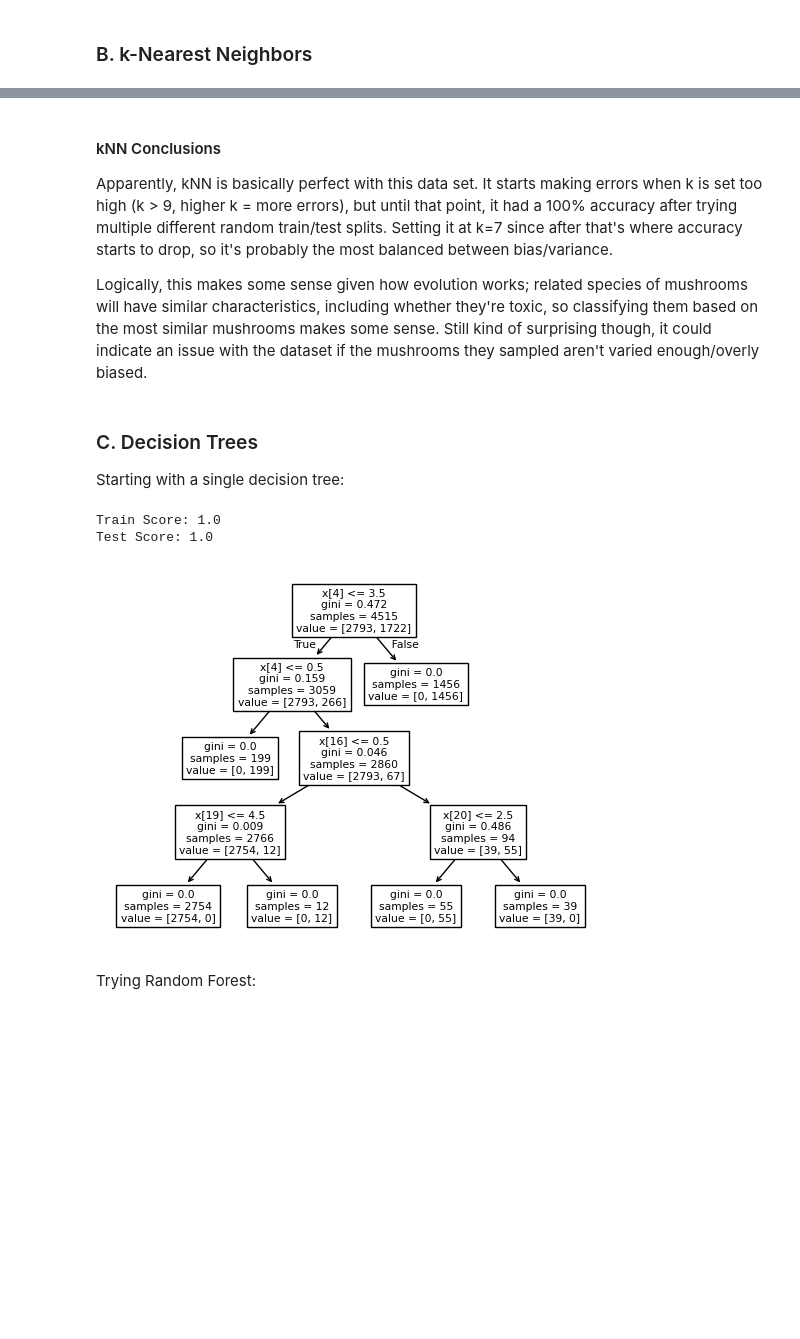
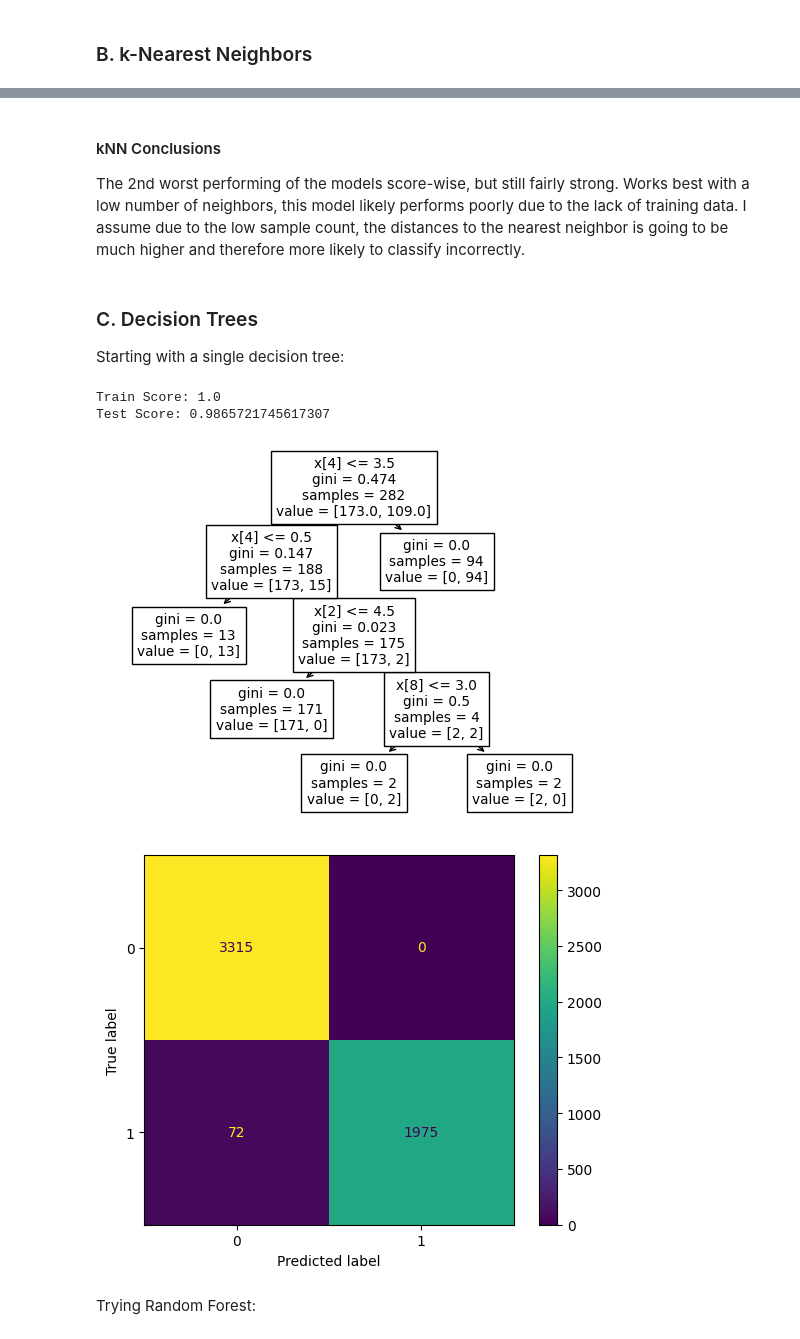
Before and after one commit to bxue2/Supervised-Learning-Final, a Jupyter notebook: influenza_final.ipynb, the cells around one changed output, grey strips where cells are left out. Drawn from its saved outputs; the diff is of its cells as text; code cells hidden in the pictures; blank space fills up the shorter version.

Commit message:
Changing training split

```diff
--- a/influenza_final.ipynb
+++ b/influenza_final.ipynb
@@ -175,7 +208,7 @@ Total row count is 5644 rows, which is relatively large, I can use a large perce
 # 5644 total samples, need to figure out how to split
 X = dfm.apply(lambda x: x.factorize()[0]).iloc[:, 0:-1]
 y = dfm.iloc[:,-1]
-X_train, X_test, y_train, y_test = train_test_split(X, y, test_size=0.2, random_state=32)
+X_train, X_test, y_train, y_test = train_test_split(X, y, test_size=0.95, random_state=32)
 
 print("Training set size: " + str(len(X_train)))
 print("Test set size: " + str(len(X_test)))
@@ -191,9 +224,6 @@ This is a binary classification problem (a mushroom is either edible (0) or pois
 # %%
 # Storing accuracy scores of models for comparison
 scores = {}
-# %%
-# Storing model scores for comparison later
-scores = {}
 # %% [markdown]
 #### **A. Logistic Regression**
 # %%
@@ -201,15 +231,22 @@ from sklearn.linear_model import LogisticRegression
 from sklearn.metrics import roc_curve, roc_auc_score, confusion_matrix, ConfusionMatrixDisplay
 
 start = time.time()
-LogReg = LogisticRegression(solver='liblinear').fit(X_train, y_train)
+lr_clf = LogisticRegression(solver='liblinear').fit(X_train, y_train)
 stop = time.time()
 
 print(log_reg.coef_)
-scores['LR'] = log_reg.score(X_test, y_test)
+scores['LR'] = lr_clf.score(X_test, y_test)
 
-print("Train Score: " + str(log_reg.score(X_train, y_train)))
+print("Train Score: " + str(lr_clf.score(X_train, y_train)))
 print("Test Score: " + str(scores['LR']))
 print("Training Time: " + str(stop - start) + "s")
+
+y_lr_test_pred = lr_clf.predict(X_test)
+
+lr_cm = confusion_matrix(y_test, y_lr_test_pred)
+cm_disp = ConfusionMatrixDisplay(confusion_matrix=lr_cm)
+cm_disp.plot()
+plt.show()
 # %% [output]
 [[-3.61038334e-02 -1.22816517e+00  3.35763980e-01 -7.48072988e+00
    2.20801704e+00 -4.33608905e-04 -1.65167186e+00 -9.21593091e+00
@@ -260,10 +287,18 @@ This model seems to perform incredibly strong, with a very low error rate. After
 # %%
 from sklearn.neighbors import KNeighborsClassifier
 
-kNN = KNeighborsClassifier(n_neighbors=7, algorithm='auto').fit(X_train, y_train)
+knn_clf = KNeighborsClassifier(n_neighbors=3, algorithm='auto').fit(X_train, y_train)
 
-scores['kNN'] = kNN.score(X_test, y_test)
+scores['kNN'] = knn_clf.score(X_test, y_test)
 
-print("Train Score: " + str(kNN.score(X_train, y_train)))
+print("Train Score: " + str(knn_clf.score(X_train, y_train)))
 print("Test Score: " + str(scores['kNN']))
+
+# Confusion Matrix
+y_knn_test_pred = knn_clf.predict(X_test)
+
+knn_cm = confusion_matrix(y_test, y_knn_test_pred)
+cm_disp = ConfusionMatrixDisplay(confusion_matrix=knn_cm)
+cm_disp.plot()
+plt.show()
 # %% [output]
@@ -282,8 +308,6 @@ plt.show()
 # %% [markdown]
 #### kNN Conclusions
-Apparently, kNN is basically perfect with this data set. It starts making errors when k is set too high (k > 9, higher k = more errors), but until that point, it had a 100% accuracy after trying multiple different random train/test splits. Setting it at k=7 since after that's where accuracy starts to drop, so it's probably the most balanced between bias/variance.
-
-Logically, this makes some sense given how evolution works; related species of mushrooms will have similar characteristics, including whether they're toxic, so classifying them based on the most similar mushrooms makes some sense. Still kind of surprising though, it could indicate an issue with the dataset if the mushrooms they sampled aren't varied enough/overly biased.
+The 2nd worst performing of the models score-wise, but still fairly strong. Works best with a low number of neighbors, this model likely performs poorly due to the lack of training data. I assume due to the low sample count, the distances to the nearest neighbor is going to be much higher and therefore more likely to classify incorrectly.
 # %% [markdown]
 ### C. Decision Trees
 
@@ -291,18 +315,27 @@ Starting with a single decision tree:
 # %%
 from sklearn.tree import DecisionTreeClassifier, plot_tree
 
 # Single Decision Tree
 sdt_clf = DecisionTreeClassifier(criterion='gini').fit(X_train, y_train)
 plot_tree(sdt_clf)
 
 
 scores['SDT'] = sdt_clf.score(X_test, y_test)
 print("Train Score: " + str(sdt_clf.score(X_train, y_train)))
 print("Test Score: " + str(scores['SDT']))
+
+#Try GridSearchCV for params
+y_sdt_test_pred = sdt_clf.predict(X_test)
+
+sdt_cm = confusion_matrix(y_test, y_sdt_test_pred)
+cm_disp = ConfusionMatrixDisplay(confusion_matrix=sdt_cm)
+cm_disp.plot()
+plt.show()
 # %% [output]
 Train Score: 1.0
-Test Score: 1.0
+Test Score: 0.9865721745617307
-[figure, old version]
+[figure, new version]
+[figure, added]
 # %% [markdown]
 Trying Random Forest:
 # %%
```
Also changed, not shown: parts of 15 cells of this notebook.
